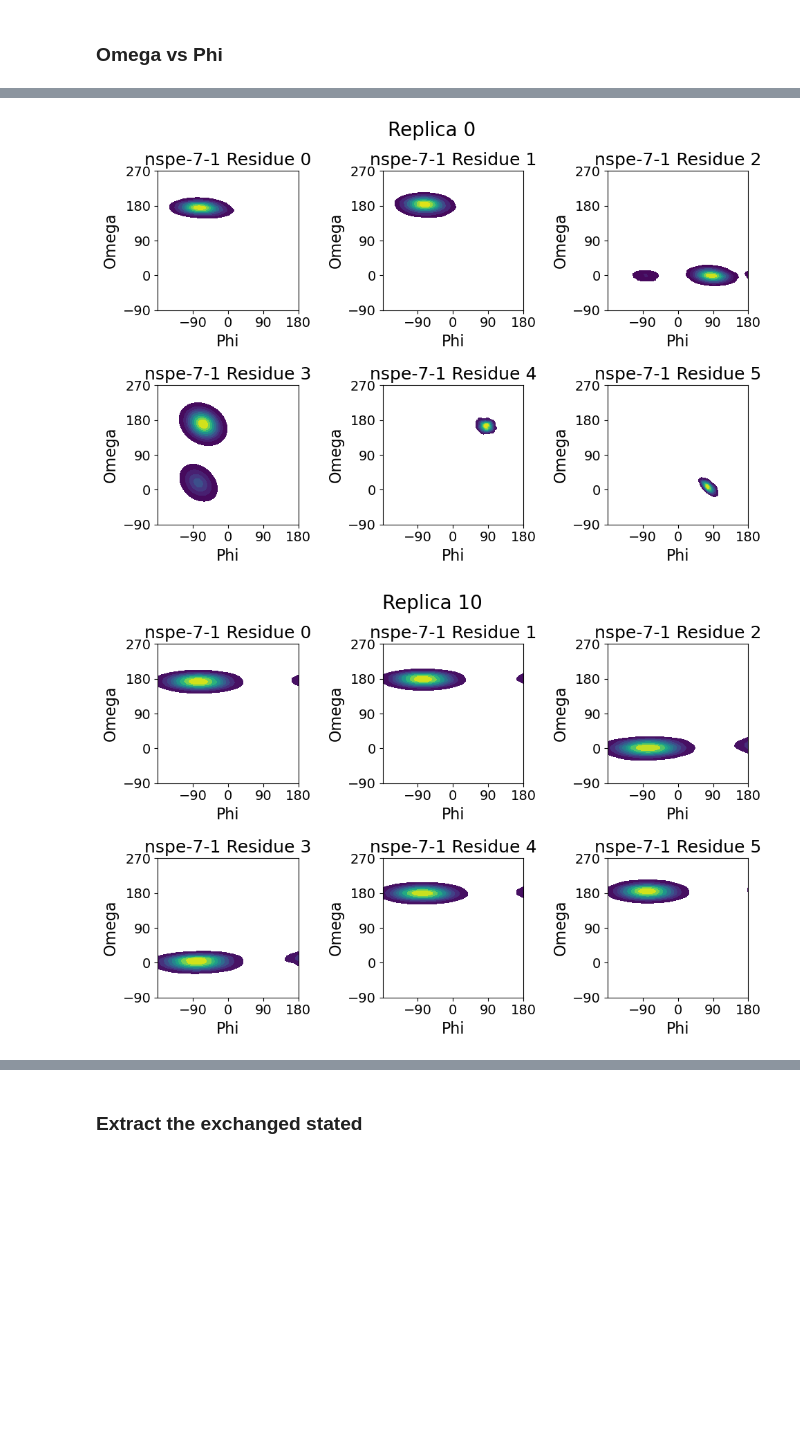
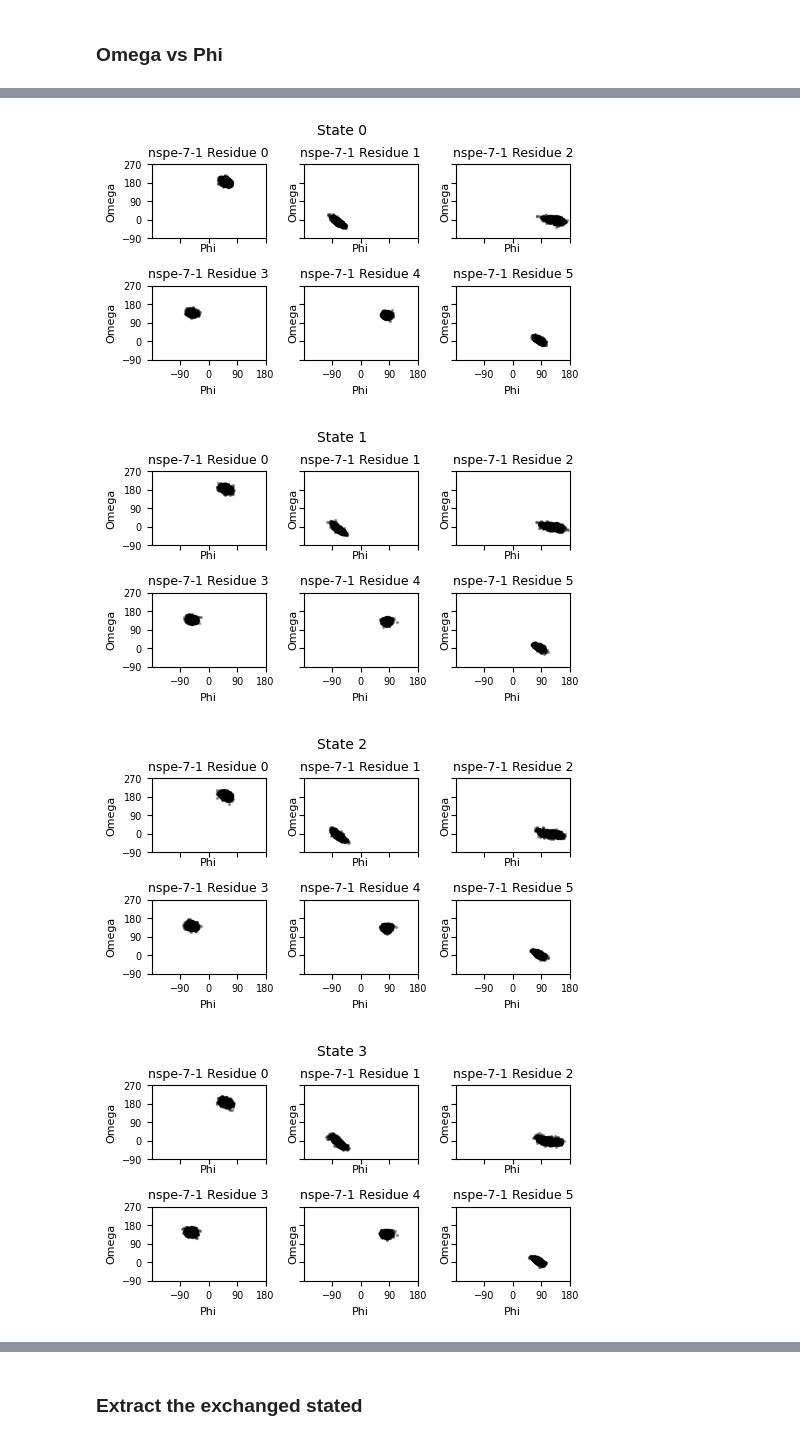
Before and after one commit to vvoelz/nspe-oligomers, a Jupyter notebook: peptoid/nspe_7_1/analysis/traj_analysis.ipynb, the cells around one changed output, grey strips where cells are left out. Cells and saved outputs as stored; diff of their text form; code cells hidden in the pictures; blank space fills up the shorter version.

```diff
--- a/peptoid/nspe_7_1/analysis/traj_analysis.ipynb
+++ b/peptoid/nspe_7_1/analysis/traj_analysis.ipynb
@@ -57,18 +76,17 @@ Directory 'traj_data/' already exists. No action taken.
 # %%
-dist_res_file = '../../../utils/nspe_7_1_restraints.csv'
-df_dist_res = pd.read_csv(dist_res_file)
-gmx_distance_indices = np.array(df_dist_res.values.tolist())
+
+gmx_distance_indices = np.array(df_dist_res.iloc[:, :2].values.tolist())
 
 distance_indices = gmx_distance_indices - 1
 
 # Ensure the omega_data directory exists
 omega_path = 'traj_data/'
 
-state_num = 11
+state_num = 16
 HREX_dir = '../traj'
 run_num = 1 # How many run
 
-HREX_list = [f"HREX_{i}" for i in range(1, run_num + 1)]
+HREX_list = [f"HREX_200ns_{i}" for i in range(1, run_num + 1)]
 for state in range(state_num):
     dists_list = []
     for HREX in HREX_list:
@@ -105,5 +128,5 @@ Saved omegas for state 10 to traj_data/dis_state10.pkl
 # %%
-nstates = 11
+nstates = 16
 
 dist_all = []
 for i in range(nstates):
@@ -223,11 +309,11 @@ print(omega_dihedral_indices)
 # Ensure the omega_data directory exists
 omega_path = 'traj_data/'
 
-state_num = 11
+state_num = 16
 HREX_dir = '../traj'
 run_num = 1 # How many run
 
-HREX_list = [f"HREX_{i}" for i in range(1, run_num + 1)]
+HREX_list = [f"HREX_200ns_{i}" for i in range(1, run_num + 1)]
 for state in range(state_num):
     omegas_list = []
     for HREX in HREX_list:
@@ -269,5 +355,5 @@ Saved omegas for state 10 to traj_data/omegas_state10.pkl
 # %%
-nstates = 11
+nstates = 16
 
 omega_all = []
 for i in range(nstates):
@@ -348,40 +440,47 @@ omega_all.shape
 # %%
 residues_to_plot = np.arange(0, 12, 2).tolist()  # residues: 0, 2, 4, 6, 8, 10
 
 # Set default font sizes globally
-plt.rc('font', size=16)
-plt.rc('axes', titlesize=18)
-plt.rc('axes', labelsize=16)
-plt.rc('xtick', labelsize=14)
-plt.rc('ytick', labelsize=14)
-plt.rc('legend', fontsize=18)
+plt.rc('font', size=9)
+plt.rc('axes', titlesize=9)
+plt.rc('axes', labelsize=8)
+plt.rc('xtick', labelsize=7)
+plt.rc('ytick', labelsize=7)
+plt.rc('legend', fontsize=9)
 
 # Plot in 2 x 3 grid for each selected replica
-for i in [0, 10]:  # Replica indices
-    fig, axes = plt.subplots(2, 3, figsize=(10, 7))
-    fig.suptitle(f'Replica {i}', fontsize=20)
+for i in range(0, 16):  # state indices
+#for i in [0]:  # state indices
+    fig, axes = plt.subplots(2, 3, figsize=(5, 3), sharex=True, sharey=True)
+    fig.suptitle(f'State {i}', fontsize=10)
 
     for idx, residue in enumerate(residues_to_plot):
         row = idx // 3
         col = idx % 3
         ax = axes[row, col]
 
         phi = omega_all[i, :, residue + 1][::10]
         omega = omega_all[i, :, residue][::10]
 
-        sns.kdeplot(x=phi, y=omega, fill=True, cmap="viridis", thresh=0.05, ax=ax)
-        # Add more ticks every 45 degrees
+        #sns.kdeplot(x=phi, y=omega, fill=True, cmap="viridis", thresh=0.05, ax=ax)
+        # Plot actual data points
+        ax.scatter(phi, omega, s=2, color='black', alpha=0.3)  # small, semi-transparent dots
+
+
+        # Add more ticks every 90 degrees
         ticks = np.arange(-90, 271, 90)
         ax.set_xticks(ticks)
         ax.set_yticks(ticks)
         ax.set_xlim(-180, 180)
         ax.set_ylim(-90, 270)
         ax.set_xlabel('Phi')
         ax.set_ylabel('Omega')
         ax.set_title(f'nspe-7-1 Residue {residue // 2}')
 
     plt.tight_layout(rect=[0, 0.03, 1, 0.95])  # Leave space for the suptitle
     plt.show()
 # %% [output]
-[figure, old version]
+[figure, new version]
-[figure, old version]
+[figure, new version]
+[figure, added]
+[figure, added]
```
Also changed, not shown: parts of 19 cells of this notebook.
